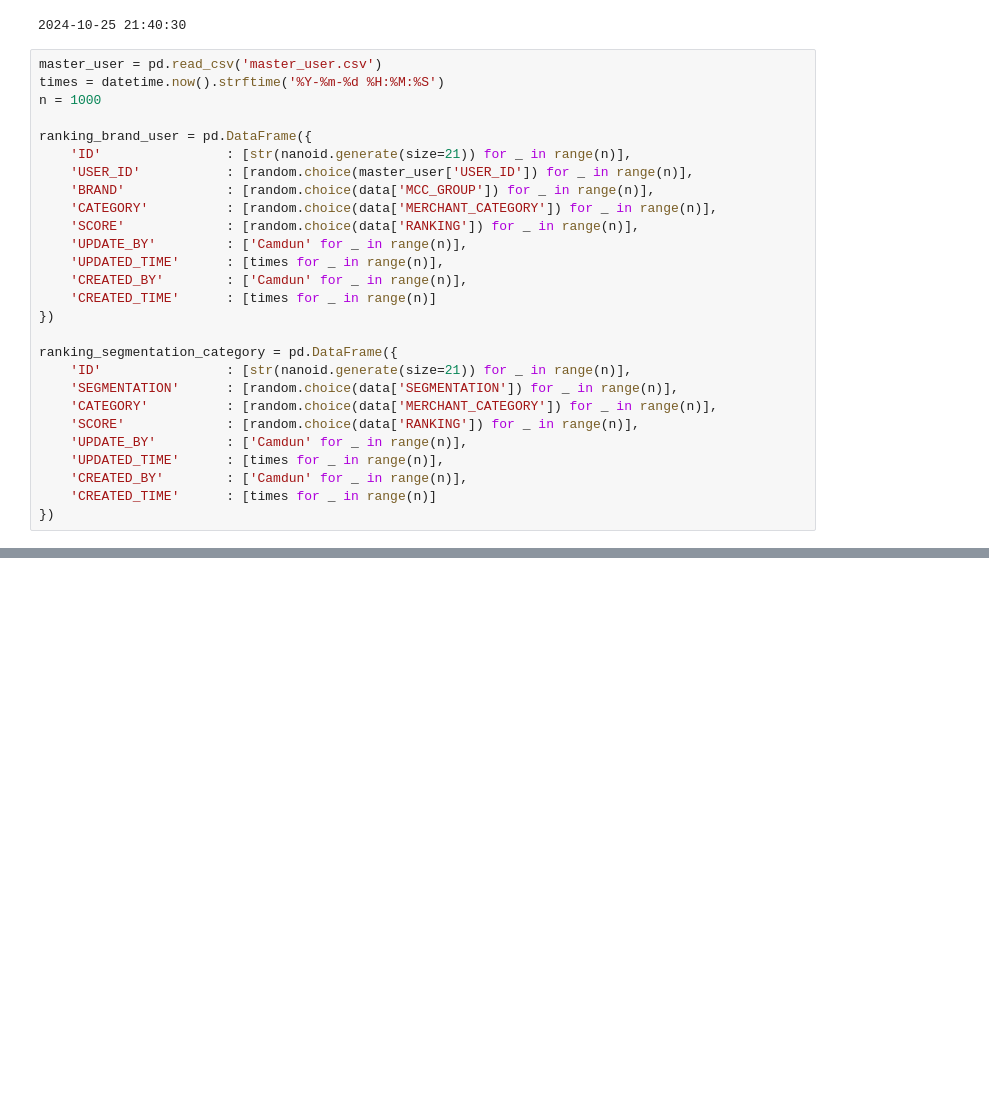
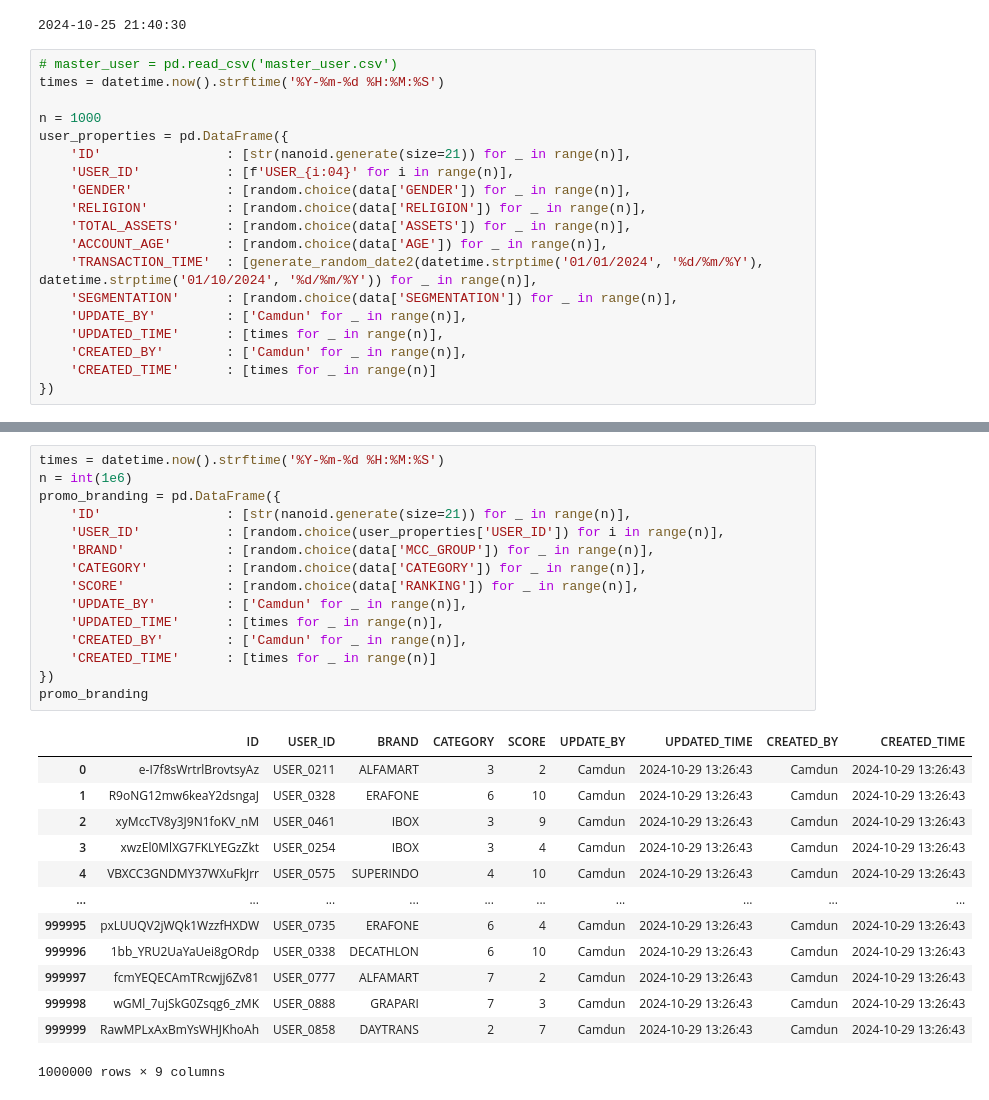
Before and after one commit to chamdan55/promo_project, a Jupyter notebook: generate_data.ipynb, the cells around one changed output, grey strips where cells are left out. Drawn from its saved outputs; the diff is of its cells as text; blank space fills up the shorter version.

Commit message:
update table(s)

```diff
--- a/generate_data.ipynb
+++ b/generate_data.ipynb
@@ -220,29 +228,21 @@ print(times)
 # %% [output]
 2024-10-25 21:40:30
 # %%
-master_user = pd.read_csv('master_user.csv')
+# master_user = pd.read_csv('master_user.csv')
 times = datetime.now().strftime('%Y-%m-%d %H:%M:%S')
+
 n = 1000
-
-ranking_brand_user = pd.DataFrame({
+user_properties = pd.DataFrame({
     'ID'                : [str(nanoid.generate(size=21)) for _ in range(n)],
-    'USER_ID'           : [random.choice(master_user['USER_ID']) for _ in range(n)],
-    'BRAND'             : [random.choice(data['MCC_GROUP']) for _ in range(n)],
-    'CATEGORY'          : [random.choice(data['MERCHANT_CATEGORY']) for _ in range(n)],
-    'SCORE'             : [random.choice(data['RANKING']) for _ in range(n)],
+    'USER_ID'           : [f'USER_{i:04}' for i in range(n)],
+    'GENDER'            : [random.choice(data['GENDER']) for _ in range(n)],
+    'RELIGION'          : [random.choice(data['RELIGION']) for _ in range(n)],
+    'TOTAL_ASSETS'      : [random.choice(data['ASSETS']) for _ in range(n)],
+    'ACCOUNT_AGE'       : [random.choice(data['AGE']) for _ in range(n)],
+    'TRANSACTION_TIME'  : [generate_random_date2(datetime.strptime('01/01/2024', '%d/%m/%Y'), datetime.strptime('01/10/2024', '%d/%m/%Y')) for _ in range(n)],
+    'SEGMENTATION'      : [random.choice(data['SEGMENTATION']) for _ in range(n)],
     'UPDATE_BY'         : ['Camdun' for _ in range(n)],
     'UPDATED_TIME'      : [times for _ in range(n)],
     'CREATED_BY'        : ['Camdun' for _ in range(n)],
     'CREATED_TIME'      : [times for _ in range(n)]
 })
-
-ranking_segmentation_category = pd.DataFrame({
-    'ID'                : [str(nanoid.generate(size=21)) for _ in range(n)],
-    'SEGMENTATION'      : [random.choice(data['SEGMENTATION']) for _ in range(n)],
-    'CATEGORY'          : [random.choice(data['MERCHANT_CATEGORY']) for _ in range(n)],
-    'SCORE'             : [random.choice(data['RANKING']) for _ in range(n)],
-    'UPDATE_BY'         : ['Camdun' for _ in range(n)],
-    'UPDATED_TIME'      : [times for _ in range(n)],
-    'CREATED_BY'        : ['Camdun' for _ in range(n)],
-    'CREATED_TIME'      : [times for _ in range(n)]
-})
@@ -248,0 +298,29 @@ ranking_segmentation_category = pd.DataFrame({
+# %%
+times = datetime.now().strftime('%Y-%m-%d %H:%M:%S')
+n = int(1e6)
+promo_branding = pd.DataFrame({
+    'ID'                : [str(nanoid.generate(size=21)) for _ in range(n)],
+    'USER_ID'           : [random.choice(user_properties['USER_ID']) for i in range(n)],
+    'BRAND'             : [random.choice(data['MCC_GROUP']) for _ in range(n)],
+    'CATEGORY'          : [random.choice(data['CATEGORY']) for _ in range(n)],
+    'SCORE'             : [random.choice(data['RANKING']) for _ in range(n)],
+    'UPDATE_BY'         : ['Camdun' for _ in range(n)],
+    'UPDATED_TIME'      : [times for _ in range(n)],
+    'CREATED_BY'        : ['Camdun' for _ in range(n)],
+    'CREATED_TIME'      : [times for _ in range(n)]
+})
+promo_branding
+# %% [output]
+|  | ID | USER_ID | BRAND | CATEGORY | SCORE | UPDATE_BY | UPDATED_TIME | CREATED_BY | CREATED_TIME |
+| 0 | e-I7f8sWrtrlBrovtsyAz | USER_0211 | ALFAMART | 3 | 2 | Camdun | 2024-10-29 13:26:43 | Camdun | 2024-10-29 13:26:43 |
+| 1 | R9oNG12mw6keaY2dsngaJ | USER_0328 | ERAFONE | 6 | 10 | Camdun | 2024-10-29 13:26:43 | Camdun | 2024-10-29 13:26:43 |
+| 2 | xyMccTV8y3J9N1foKV_nM | USER_0461 | IBOX | 3 | 9 | Camdun | 2024-10-29 13:26:43 | Camdun | 2024-10-29 13:26:43 |
+| 3 | xwzEl0MlXG7FKLYEGzZkt | USER_0254 | IBOX | 3 | 4 | Camdun | 2024-10-29 13:26:43 | Camdun | 2024-10-29 13:26:43 |
+| 4 | VBXCC3GNDMY37WXuFkJrr | USER_0575 | SUPERINDO | 4 | 10 | Camdun | 2024-10-29 13:26:43 | Camdun | 2024-10-29 13:26:43 |
+| ... | ... | ... | ... | ... | ... | ... | ... | ... | ... |
+| 999995 | pxLUUQV2jWQk1WzzfHXDW | USER_0735 | ERAFONE | 6 | 4 | Camdun | 2024-10-29 13:26:43 | Camdun | 2024-10-29 13:26:43 |
+| 999996 | 1bb_YRU2UaYaUei8gORdp | USER_0338 | DECATHLON | 6 | 10 | Camdun | 2024-10-29 13:26:43 | Camdun | 2024-10-29 13:26:43 |
+| 999997 | fcmYEQECAmTRcwjj6Zv81 | USER_0777 | ALFAMART | 7 | 2 | Camdun | 2024-10-29 13:26:43 | Camdun | 2024-10-29 13:26:43 |
+| 999998 | wGMl_7ujSkG0Zsqg6_zMK | USER_0888 | GRAPARI | 7 | 3 | Camdun | 2024-10-29 13:26:43 | Camdun | 2024-10-29 13:26:43 |
+| 999999 | RawMPLxAxBmYsWHJKhoAh | USER_0858 | DAYTRANS | 2 | 7 | Camdun | 2024-10-29 13:26:43 | Camdun | 2024-10-29 13:26:43 |
+1000000 rows × 9 columns
```
Also changed, not shown: parts of 5 cells of this notebook, 1 other file.
